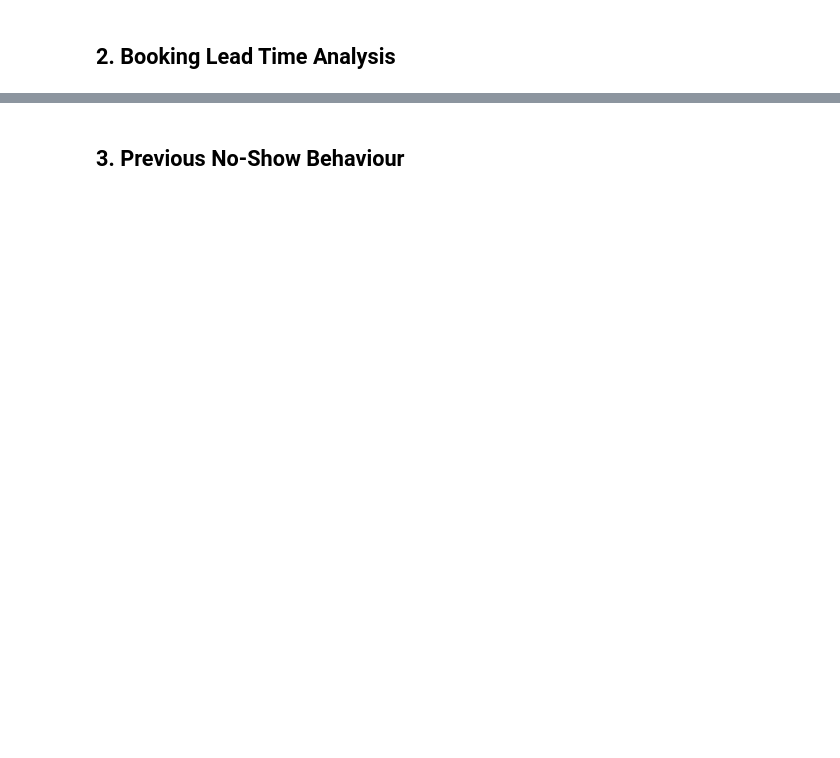
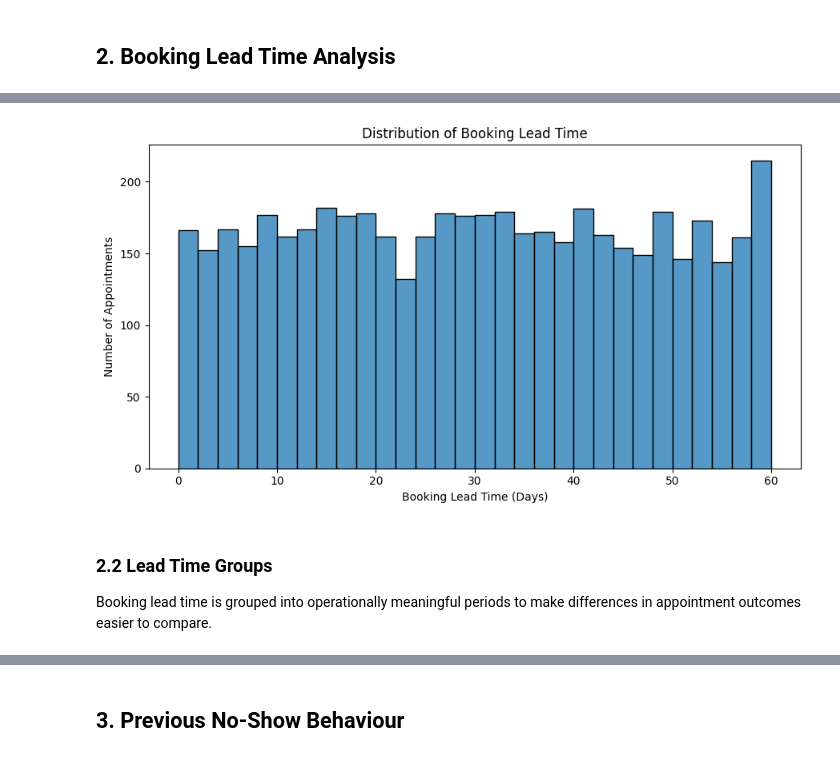
Before and after one commit to JhayceeCodes/HealthConnectDataAnalysis, a Jupyter notebook: healthconnect_advanced_analysis.ipynb, the cells around one changed output, grey strips where cells are left out. Drawn from its saved outputs; the diff is of its cells as text; code cells hidden in the pictures; blank space fills up the shorter version.

```diff
--- a/healthconnect_advanced_analysis.ipynb
+++ b/healthconnect_advanced_analysis.ipynb
@@ -65,0 +53,20 @@ memory usage: 713.0+ KB
+# %%
+plt.figure(figsize=(9, 5))
+
+sns.histplot(
+    data=df,
+    x="booking_lead_days",
+    bins=30
+)
+
+plt.title("Distribution of Booking Lead Time")
+plt.xlabel("Booking Lead Time (Days)")
+plt.ylabel("Number of Appointments")
+plt.tight_layout()
+plt.show()
+# %% [output]
+[figure, added]
+# %% [markdown]
+### 2.2 Lead Time Groups
+
+Booking lead time is grouped into operationally meaningful periods to make differences in appointment outcomes easier to compare.
```
Also changed, not shown: parts of 183 cells of this notebook.
